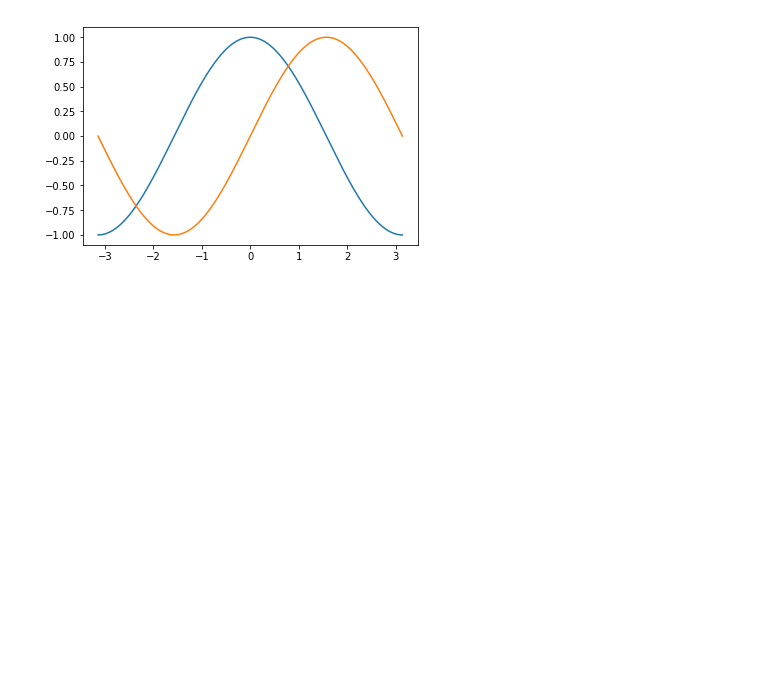
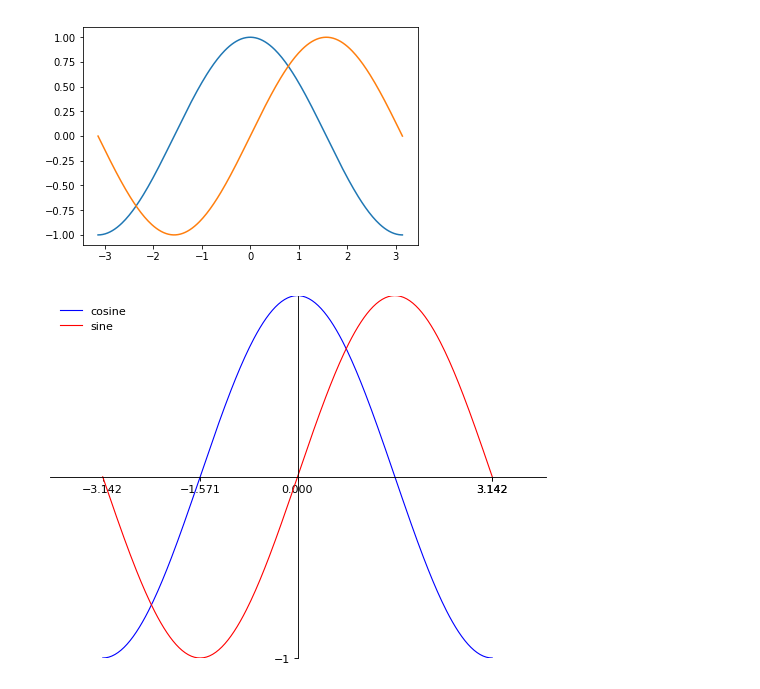
Before and after one commit to hugo-valle/python, a Jupyter notebook: Day4.ipynb, the cells around one changed output. Saved outputs shown, nothing was run; the diff lists cells and outputs as text; code cells hidden in the pictures; blank space fills up the shorter version.

```diff
--- a/Day4.ipynb
+++ b/Day4.ipynb
@@ -47,3 +47,46 @@ plt.plot(x,s)
 # %% [output]
 [<matplotlib.lines.Line2D at 0x...>]
 [figure]
+# %%
+# Imports
+import numpy as np
+import matplotlib.pyplot as plt
+# Create a new figure of size 8x6 points, using 100 dots per inch
+plt.figure(figsize=(8, 6), dpi=80)
+# Create a new subplot from a grid of 1x1
+plt.subplot(111)
+X = np.linspace(-np.pi, np.pi, 256, endpoint=True)
+C, S = np.cos(X), np.sin(X)
+
+ax = plt.gca()
+ax.spines['right'].set_color('none')
+ax.spines['top'].set_color('none')
+ax.xaxis.set_ticks_position('bottom')
+ax.spines['bottom'].set_position(('data', 0))
+ax.yaxis.set_ticks_position('left')
+ax.spines['left'].set_position(('data',0))
+
+# Plot cosine using blue color with a continuous line of width 1 (pixels)
+plt.plot(X, C, color="blue", linewidth=1.0,
+         linestyle="-", label="cosine")
+# Plot sine using green color with a continuous line of width 1 (pixels)
+plt.plot(X, S, color="red", linewidth=1.0,
+         linestyle="-", label='sine')
+# Set legend location
+plt.legend(loc='upper left', frameon=False)
+# Set x limits
+plt.xlim(-4.0,4.0)
+# Set x ticks
+#plt.xticks(np.linspace(-4,4,9,endpoint=True))
+plt.xticks([-np.pi, -np.pi/2, 0, np.pi, np.pi])
+# Set y limits
+plt.ylim(-1.0,1.0)
+# Set y ticks
+#plt.yticks(np.linspace(-1,1,5,endpoint=True))
+plt.yticks(np.linspace(-1, 0, +1))
+# Save figure using 72 dots per inch
+# savefig("../figures/exercice_2.png",dpi=72)
+# Show result on screen
+plt.show()
+# %% [output]
+[figure, added]
```
Also changed, not shown: 3 other files.
